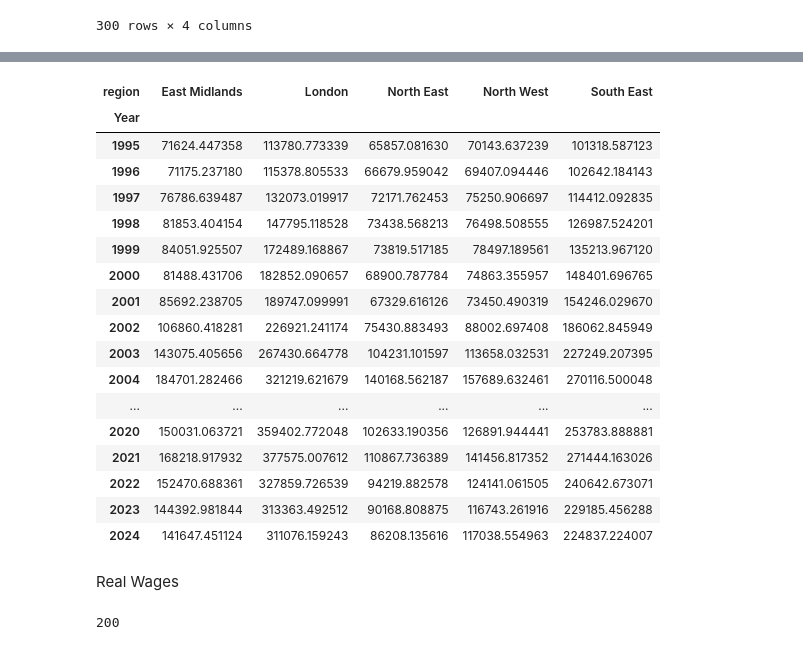
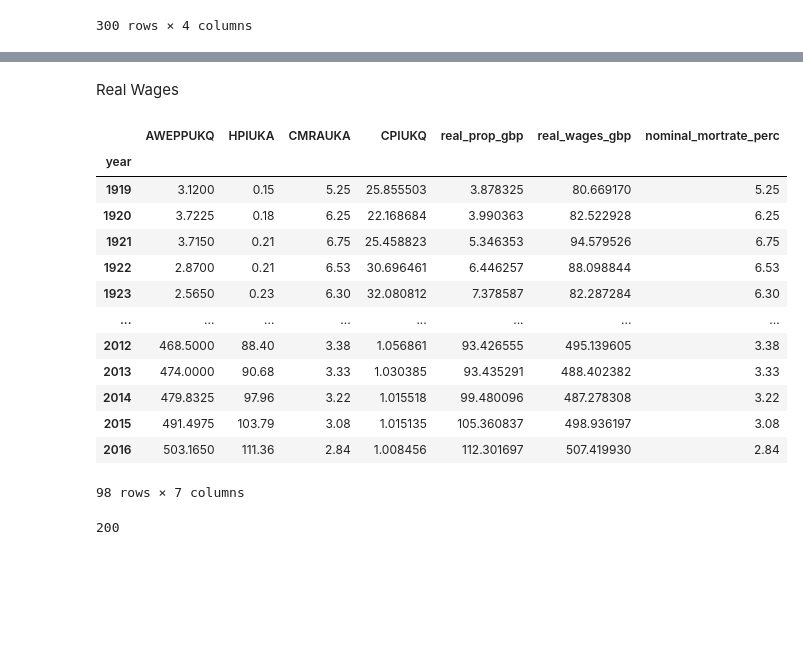
Before and after one commit to jamiegleave/UK_LandReg_PricePaid, a Jupyter notebook: tx_values.ipynb, the cells around one changed output, grey strips where cells are left out. Cells and saved outputs as stored; diff of their text form; code cells hidden in the pictures; blank space fills up the shorter version.

```diff
--- a/tx_values.ipynb
+++ b/tx_values.ipynb
@@ -291,24 +178,3 @@ array([1.55874749, 1.49842605, 1.53573279, 1.52997017, 1.46177262,
-# %%
-df_screened.mul(usdreal['real'],axis=0)
-# %% [output]
-| region | East Midlands | London | North East | North West | South East |
-| Year |  |  |  |  |  |
-| 1995 | 71624.447358 | 113780.773339 | 65857.081630 | 70143.637239 | 101318.587123 |
-| 1996 | 71175.237180 | 115378.805533 | 66679.959042 | 69407.094446 | 102642.184143 |
-| 1997 | 76786.639487 | 132073.019917 | 72171.762453 | 75250.906697 | 114412.092835 |
-| 1998 | 81853.404154 | 147795.118528 | 73438.568213 | 76498.508555 | 126987.524201 |
-| 1999 | 84051.925507 | 172489.168867 | 73819.517185 | 78497.189561 | 135213.967120 |
-| 2000 | 81488.431706 | 182852.090657 | 68900.787784 | 74863.355957 | 148401.696765 |
-| 2001 | 85692.238705 | 189747.099991 | 67329.616126 | 73450.490319 | 154246.029670 |
-| 2002 | 106860.418281 | 226921.241174 | 75430.883493 | 88002.697408 | 186062.845949 |
-| 2003 | 143075.405656 | 267430.664778 | 104231.101597 | 113658.032531 | 227249.207395 |
-| 2004 | 184701.282466 | 321219.621679 | 140168.562187 | 157689.632461 | 270116.500048 |
-| ... | ... | ... | ... | ... | ... |
-| 2020 | 150031.063721 | 359402.772048 | 102633.190356 | 126891.944441 | 253783.888881 |
-| 2021 | 168218.917932 | 377575.007612 | 110867.736389 | 141456.817352 | 271444.163026 |
-| 2022 | 152470.688361 | 327859.726539 | 94219.882578 | 124141.061505 | 240642.673071 |
-| 2023 | 144392.981844 | 313363.492512 | 90168.808875 | 116743.261916 | 229185.456288 |
-| 2024 | 141647.451124 | 311076.159243 | 86208.135616 | 117038.554963 | 224837.224007 |
 # %%
 # Post-GFC, Real US$
 
@@ -407,7 +264,7 @@ gbp_cpi = (
 )
 # %%
 df = (
-    nominal_wages_gbp.join([nominal_resproperty_gbp,nominal_mortrate_perc,gbp_cpi_percent,gbp_cpi])
+    nominal_wages_gbp.join([nominal_resproperty_gbp,nominal_mortrate_perc,gbp_cpi])
     .assign(real_prop_gbp = lambda df:df['HPIUKA']*df['CPIUKQ'],
             real_wages_gbp = lambda df: df['AWEPPUKQ']*df['CPIUKQ'],
             nominal_mortrate_perc = lambda df: df['CMRAUKA']
@@ -415,6 +272,23 @@ df = (
 )
 
 #df=df.loc[df.index<2007]
+# %%
+df[:2008]
+# %% [output]
+|  | AWEPPUKQ | HPIUKA | CMRAUKA | CPIUKQ | real_prop_gbp | real_wages_gbp | nominal_mortrate_perc |
+| year |  |  |  |  |  |  |  |
+| 1919 | 3.1200 | 0.15 | 5.25 | 25.855503 | 3.878325 | 80.669170 | 5.25 |
+| 1920 | 3.7225 | 0.18 | 6.25 | 22.168684 | 3.990363 | 82.522928 | 6.25 |
+| 1921 | 3.7150 | 0.21 | 6.75 | 25.458823 | 5.346353 | 94.579526 | 6.75 |
+| 1922 | 2.8700 | 0.21 | 6.53 | 30.696461 | 6.446257 | 88.098844 | 6.53 |
+| 1923 | 2.5650 | 0.23 | 6.30 | 32.080812 | 7.378587 | 82.287284 | 6.30 |
+| ... | ... | ... | ... | ... | ... | ... | ... |
+| 2012 | 468.5000 | 88.40 | 3.38 | 1.056861 | 93.426555 | 495.139605 | 3.38 |
+| 2013 | 474.0000 | 90.68 | 3.33 | 1.030385 | 93.435291 | 488.402382 | 3.33 |
+| 2014 | 479.8325 | 97.96 | 3.22 | 1.015518 | 99.480096 | 487.278308 | 3.22 |
+| 2015 | 491.4975 | 103.79 | 3.08 | 1.015135 | 105.360837 | 498.936197 | 3.08 |
+| 2016 | 503.1650 | 111.36 | 2.84 | 1.008456 | 112.301697 | 507.419930 | 2.84 |
+98 rows × 7 columns
 # %%
 import seaborn as sns
 
```
Also changed, not shown: parts of 11 cells of this notebook.
